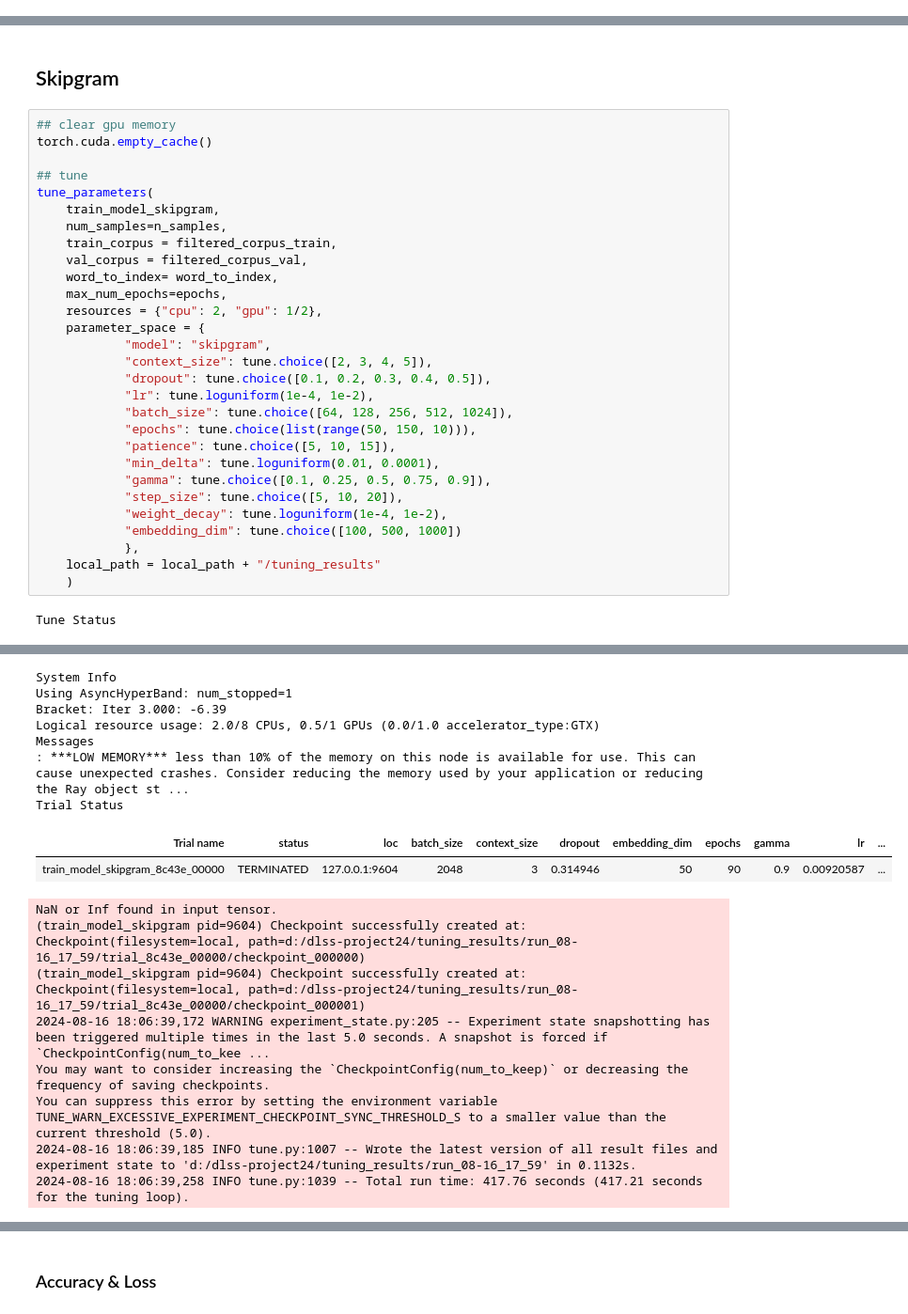
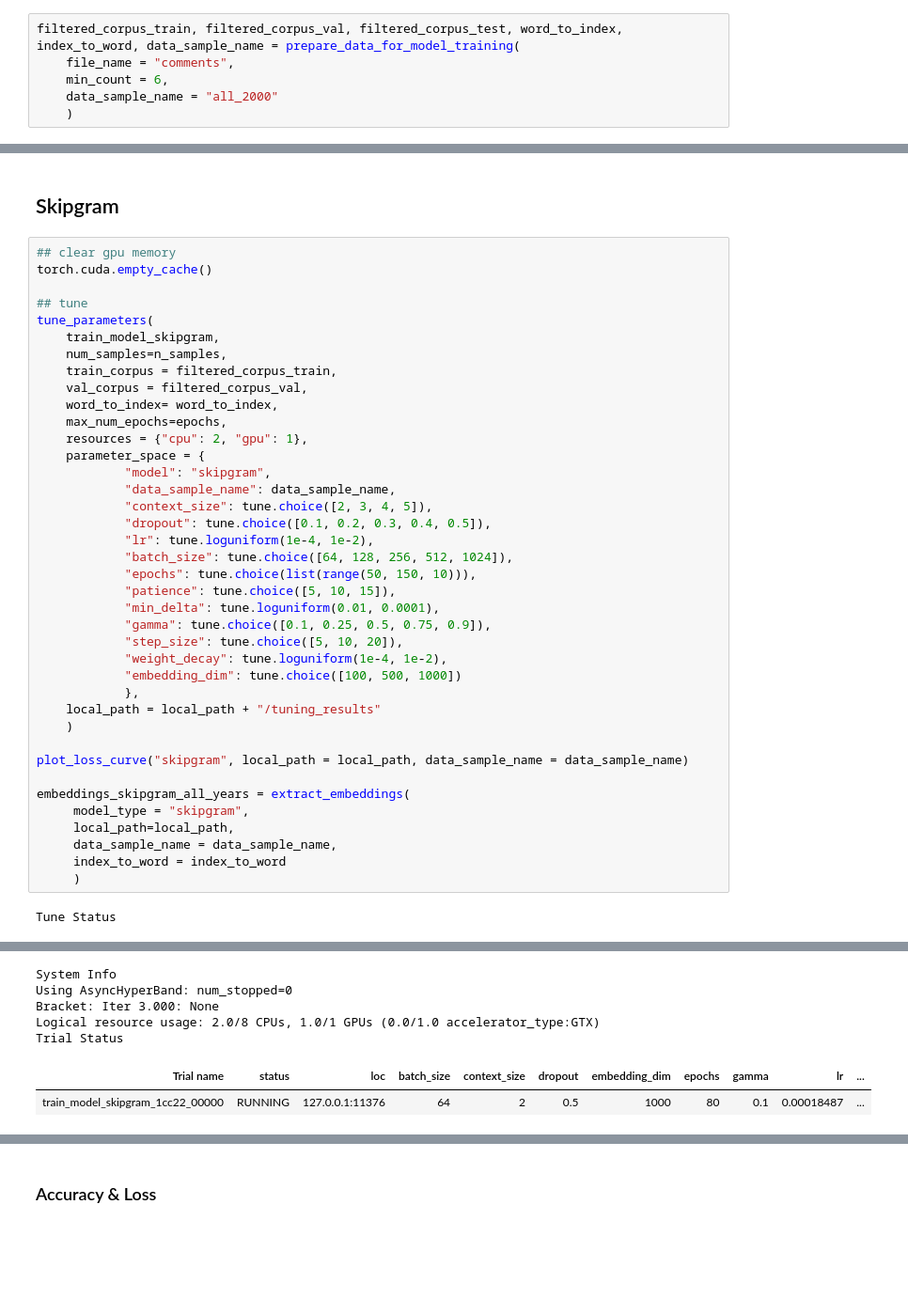
Before and after one commit to tobiaswtzl/dlss-project24, a Jupyter notebook: code/train_models.ipynb, the cells around one changed output, grey strips where cells are left out. Shown at 94% size. Cells and saved outputs as stored; diff of their text form; blank space fills up the shorter version.

```diff
--- a/code/train_models.ipynb
+++ b/code/train_models.ipynb
@@ -856 +904,7 @@ filtered_corpus_test = filter_corpus(corpus_test, vocab_set)
+# %%
+filtered_corpus_train, filtered_corpus_val, filtered_corpus_test, word_to_index, index_to_word, data_sample_name = prepare_data_for_model_training(
+    file_name = "comments",
+    min_count = 6,
+    data_sample_name = "all_2000"
+    )
 # %% [markdown]
@@ -1003,9 +1046,10 @@ tune_parameters(
     val_corpus = filtered_corpus_val,
     word_to_index= word_to_index,
     max_num_epochs=epochs,
-    resources = {"cpu": 2, "gpu": 1/2},
+    resources = {"cpu": 2, "gpu": 1},
     parameter_space = {
             "model": "skipgram",
+            "data_sample_name": data_sample_name,
             "context_size": tune.choice([2, 3, 4, 5]),
             "dropout": tune.choice([0.1, 0.2, 0.3, 0.4, 0.5]),
             "lr": tune.loguniform(1e-4, 1e-2),
@@ -1020,5 +1064,14 @@ tune_parameters(
             },
     local_path = local_path + "/tuning_results"
     )
+
+plot_loss_curve("skipgram", local_path = local_path, data_sample_name = data_sample_name)
+
+embeddings_skipgram_all_years = extract_embeddings(
+     model_type = "skipgram",
+     local_path=local_path,
+     data_sample_name = data_sample_name,
+     index_to_word = index_to_word
+     )
 # %% [output]
 Tune Status
@@ -1028,17 +1081,7 @@ Tune Status
 System Info
-Using AsyncHyperBand: num_stopped=1
-Bracket: Iter 3.000: -6.39
-Logical resource usage: 2.0/8 CPUs, 0.5/1 GPUs (0.0/1.0 accelerator_type:GTX)
-Messages
-: ***LOW MEMORY*** less than 10% of the memory on this node is available for use. This can cause unexpected crashes. Consider reducing the memory used by your application or reducing the Ray object st ...
+Using AsyncHyperBand: num_stopped=0
+Bracket: Iter 3.000: None
+Logical resource usage: 2.0/8 CPUs, 1.0/1 GPUs (0.0/1.0 accelerator_type:GTX)
 Trial Status
 | Trial name | status | loc | batch_size | context_size | dropout | embedding_dim | epochs | gamma | lr | ... |
-| train_model_skipgram_8c43e_00000 | TERMINATED | 127.0.0.1:9604 | 2048 | 3 | 0.314946 | 50 | 90 | 0.9 | 0.00920587 | ... |
+| train_model_skipgram_1cc22_00000 | RUNNING | 127.0.0.1:11376 | 64 | 2 | 0.5 | 1000 | 80 | 0.1 | 0.00018487 | ... |
-NaN or Inf found in input tensor.
-(train_model_skipgram pid=9604) Checkpoint successfully created at: Checkpoint(filesystem=local, path=d:/dlss-project24/tuning_results/run_08-16_17_59/trial_8c43e_00000/checkpoint_000000)
-(train_model_skipgram pid=9604) Checkpoint successfully created at: Checkpoint(filesystem=local, path=d:/dlss-project24/tuning_results/run_08-16_17_59/trial_8c43e_00000/checkpoint_000001)
-2024-08-16 18:06:39,172 WARNING experiment_state.py:205 -- Experiment state snapshotting has been triggered multiple times in the last 5.0 seconds. A snapshot is forced if `CheckpointConfig(num_to_kee ...
-You may want to consider increasing the `CheckpointConfig(num_to_keep)` or decreasing the frequency of saving checkpoints.
-You can suppress this error by setting the environment variable TUNE_WARN_EXCESSIVE_EXPERIMENT_CHECKPOINT_SYNC_THRESHOLD_S to a smaller value than the current threshold (5.0).
-2024-08-16 18:06:39,185 INFO tune.py:1007 -- Wrote the latest version of all result files and experiment state to 'd:/dlss-project24/tuning_results/run_08-16_17_59' in 0.1132s.
-2024-08-16 18:06:39,258 INFO tune.py:1039 -- Total run time: 417.76 seconds (417.21 seconds for the tuning loop).
```
Also changed, not shown: parts of 25 cells of this notebook, 5 other files.
